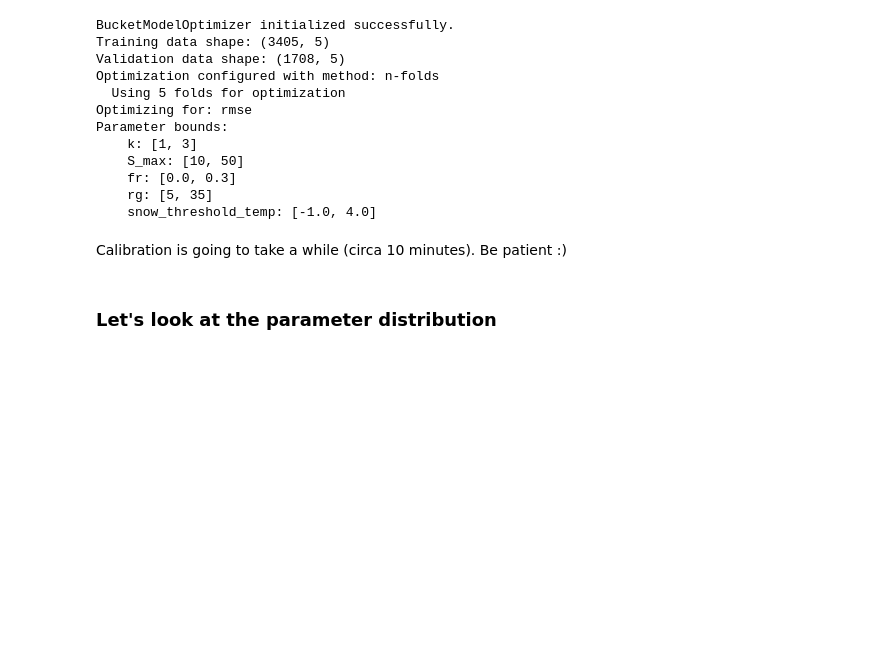
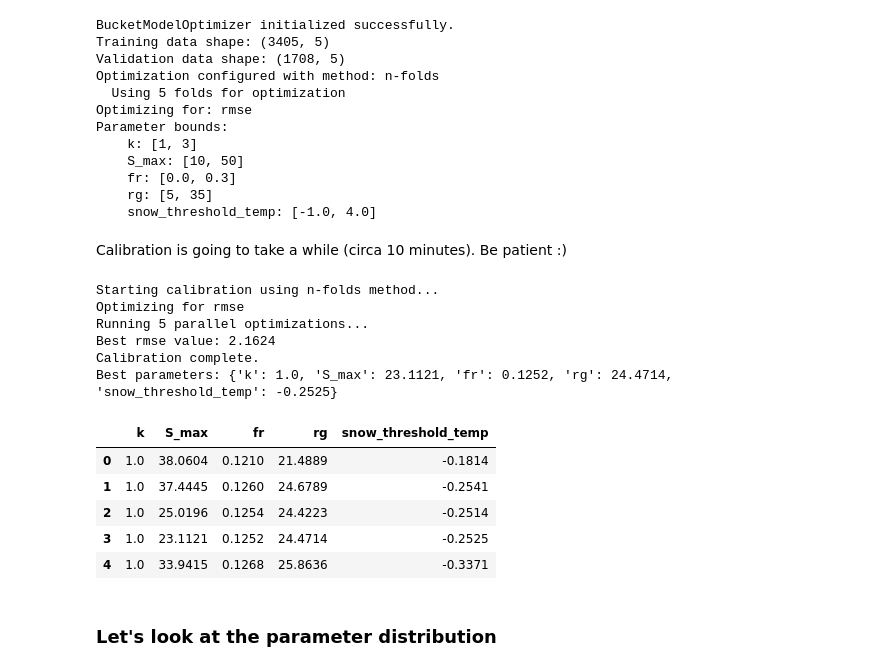
Before and after one commit to Uemac001/watershed_ex2, a Jupyter notebook: gsteig_run.ipynb, the cells around one changed output. Saved outputs shown, nothing was run; the diff lists cells and outputs as text; code cells hidden in the pictures; blank space fills up the shorter version.

```diff
--- a/gsteig_run.ipynb
+++ b/gsteig_run.ipynb
@@ -885,10 +885,23 @@ Parameter bounds:
 # %% [markdown]
 Calibration is going to take a while (circa 10 minutes). Be patient :)
 # %%
-# calibrated_parameters, n_folds_results = optimizer.calibrate()
+calibrated_parameters, n_folds_results = optimizer.calibrate()
 
-# # Let's have a look at the n-folds results
-# n_folds_results
+# Let's have a look at the n-folds results
+n_folds_results
+# %% [output]
+Starting calibration using n-folds method...
+Optimizing for rmse
+Running 5 parallel optimizations...
+Best rmse value: 2.1624
+Calibration complete.
+Best parameters: {'k': 1.0, 'S_max': 23.1121, 'fr': 0.1252, 'rg': 24.4714, 'snow_threshold_temp': -0.2525}
+|  | k | S_max | fr | rg | snow_threshold_temp |
+| 0 | 1.0 | 38.0604 | 0.1210 | 21.4889 | -0.1814 |
+| 1 | 1.0 | 37.4445 | 0.1260 | 24.6789 | -0.2541 |
+| 2 | 1.0 | 25.0196 | 0.1254 | 24.4223 | -0.2514 |
+| 3 | 1.0 | 23.1121 | 0.1252 | 24.4714 | -0.2525 |
+| 4 | 1.0 | 33.9415 | 0.1268 | 25.8636 | -0.3371 |
 # %% [markdown]
 ### Let's look at the parameter distribution
 # %%
```
Also changed, not shown: parts of 11 cells of this notebook, 2 other files.
